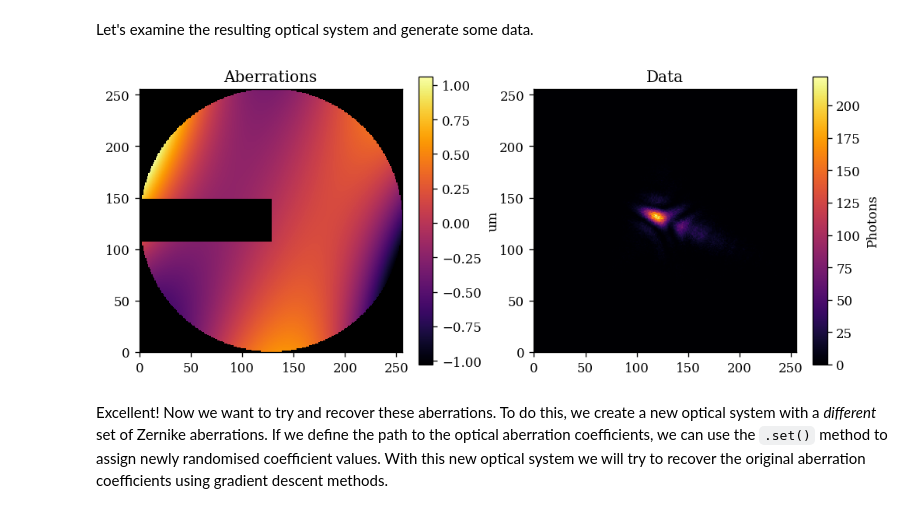
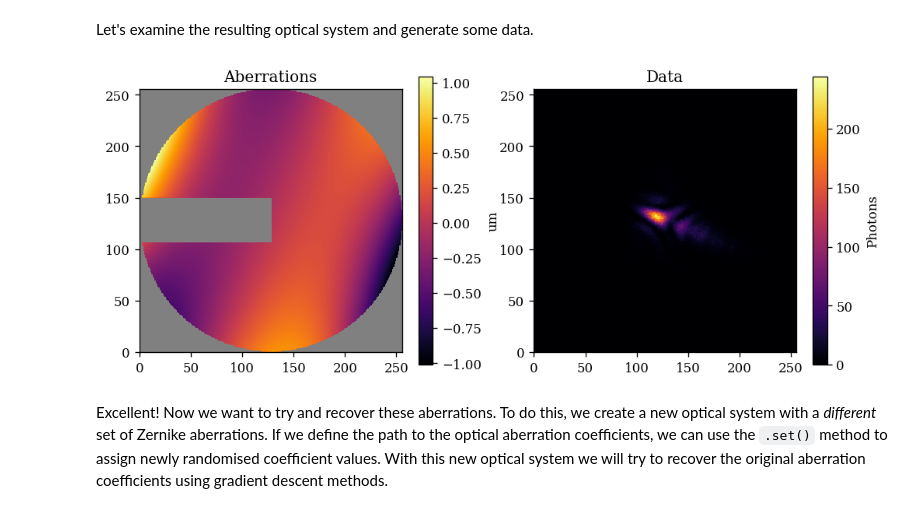
Before and after one commit to LouisDesdoigts/dLux, a Jupyter notebook: docs/notebooks/phase_retrieval_demo.ipynb, the cells around one changed output. Drawn from its saved outputs; the diff is of its cells as text; code cells hidden in the pictures.

```diff
--- a/docs/notebooks/phase_retrieval_demo.ipynb
+++ b/docs/notebooks/phase_retrieval_demo.ipynb
@@ -39,24 +40,29 @@ Let's see how we can do this in ∂Lux.
 diameter = 2.4
 wf_npixels = 256
 
-# Zernike aberration properties
-radial_terms = [2, 3]
-coeffs = 1e-7*jr.normal(jr.PRNGKey(0), (7,))
+# Construct an aperture with a single spider as the asymmetry
+oversample = 5
+coords = dlu.pixel_coords(oversample*wf_npixels, diameter)
+circle = dlu.circle(coords, diameter/2)
+spider = dlu.spider(coords, diameter/6, [90])
+transmission = dlu.combine([circle, spider], oversample)
 
-# Construct an aperture
-aperture = dl.ApertureFactory(wf_npixels, radial_terms, coeffs)
+# Zernike aberrations
+zernike_indexes = np.arange(4, 11)
+coeffs = 1e-7*jr.normal(jr.PRNGKey(0), zernike_indexes.shape)
+coords = dlu.pixel_coords(wf_npixels, diameter)
+basis = dlu.zernike_basis(zernike_indexes, coords, diameter)
 
-# Generate an asymmetry
-c, s = wf_npixels//2, 20
-mask = np.ones((wf_npixels, wf_npixels)).at[c-s:c+s, :c].set(0)
+layers = [
+    ('aperture', dll.BasisOptic(transmission, basis, coeffs, normalise=True))
+]
 
 # psf params
 psf_npixels = 256
 psf_pixel_scale = 1e-2 # arcseconds
 
 # Construct Optics
-optics = dl.AngularOptics(wf_npixels, diameter, aperture, psf_npixels,
-    psf_pixel_scale, mask=mask)
+optics = dl.AngularOptics(wf_npixels, diameter, layers, psf_npixels, psf_pixel_scale)
 
 # Create a point source
 source = dl.PointSource(flux=1e5, wavelengths=np.linspace(1e-6, 1.5e-6, 5))
@@ -65,31 +71,31 @@ Let's examine the resulting optical system and generate some data.
 # %%
 # Model the psf and add some photon noise
 psf = optics.model(source)
 data = jr.poisson(jr.PRNGKey(1), psf)
 
 # Get mask, setting nan values for visualisation
-support = optics.aperture.transmission * optics.mask
-support_mask = support.at[support==0.].set(np.nan)
+support = optics.aperture.transmission
+support_mask = support.at[support < .5].set(np.nan)
 
 # Get aberrations
-opd = optics.aperture.calculate()
+opd = optics.aperture.eval_basis()
 
 # Plot
 cmap = colormaps['inferno']
-cmap.set_bad('k',1.)
+cmap.set_bad('k',.5)
 plt.figure(figsize=(10, 4))
 plt.subplot(1, 2, 1)
 plt.imshow(support_mask * opd * 1e6, cmap=cmap)
 plt.title("Aberrations")
 plt.colorbar(label='um')
 
 plt.subplot(1, 2, 2)
 plt.title("Data")
 plt.imshow(data)
 plt.colorbar(label='Photons')
 plt.show()
 # %% [output]
-[figure, old version]
+[figure, new version]
 # %% [markdown]
 Excellent! Now we want to try and recover these aberrations. To do this, we create a new optical system with a *different* set of Zernike aberrations. If we define the path to the optical aberration coefficients, we can use the `.set()` method to assign newly randomised coefficient values. With this new optical system we will try to recover the original aberration coefficients using gradient descent methods.
 # %%
```
Also changed, not shown: parts of 3 cells of this notebook, 2 other files.
